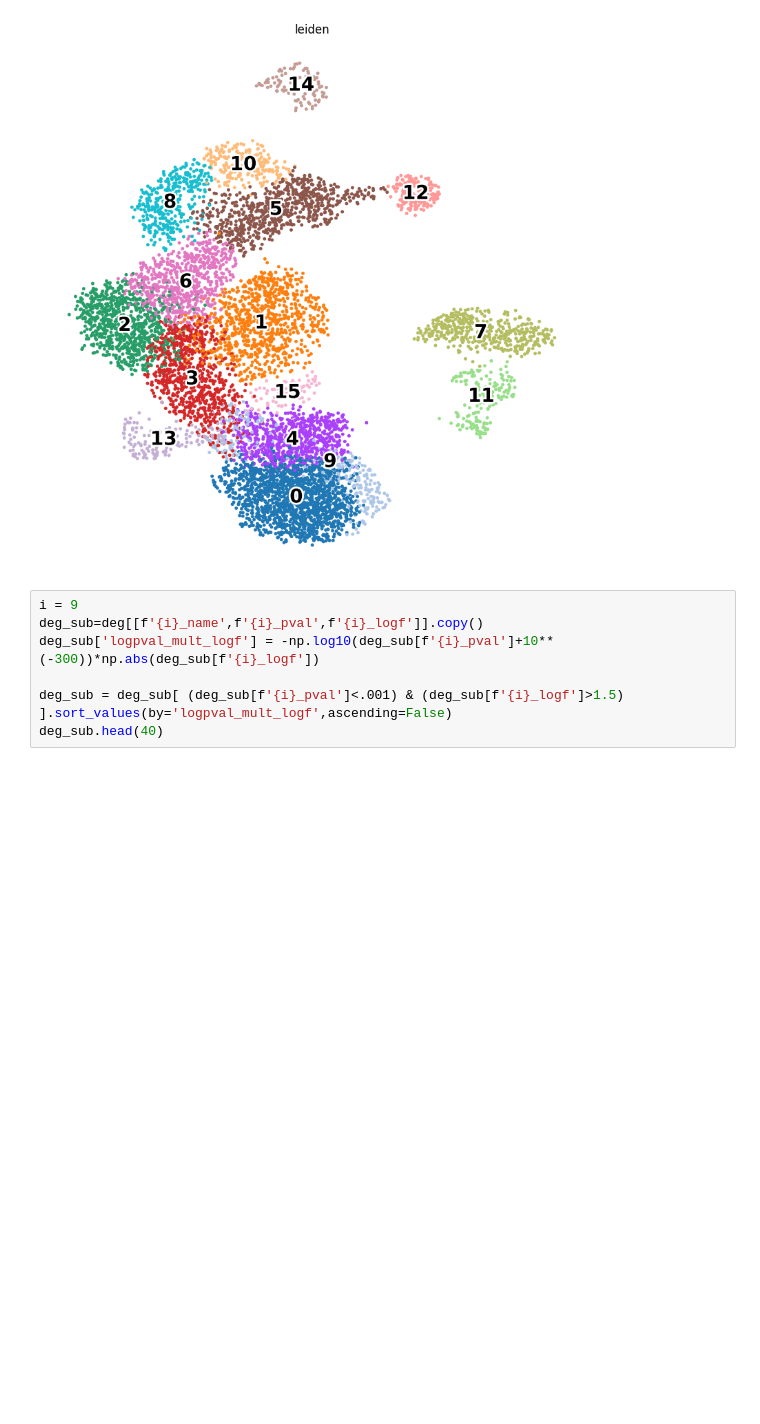
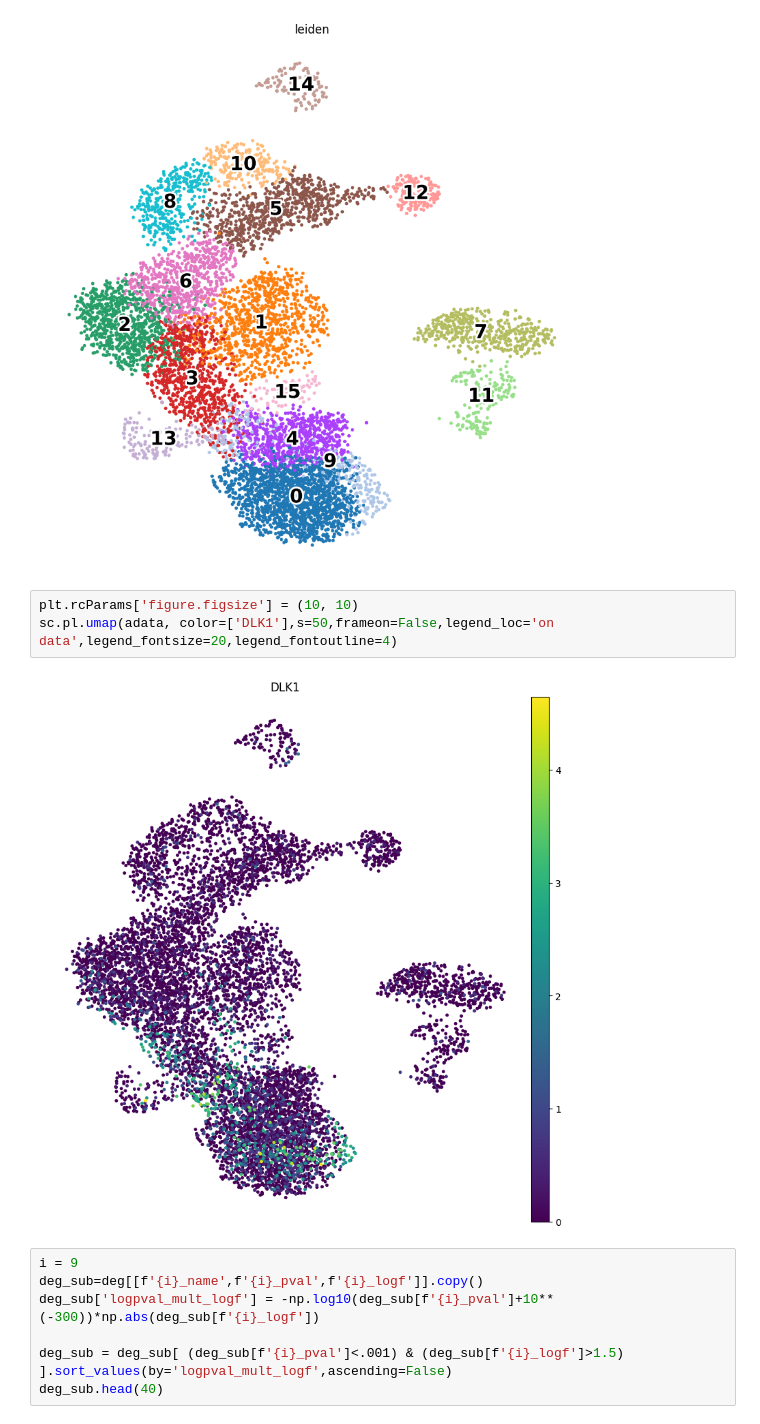
Before and after one commit to mehdiborji/scDNA_RNA, a Jupyter notebook: do_DEG_call_celltypes.ipynb, the cells around one changed output. Cells and saved outputs as stored; diff of their text form; blank space fills up the shorter version.

Commit message:
add cell type plot

```diff
--- a/do_DEG_call_celltypes.ipynb
+++ b/do_DEG_call_celltypes.ipynb
@@ -21,6 +20,11 @@ plt.rcParams['figure.figsize'] = (10, 10)
 sc.pl.umap(adata, color=['leiden'],s=50,frameon=False,legend_loc='on data',legend_fontsize=20,legend_fontoutline=4)
 # %% [output]
 [figure]
+# %%
+plt.rcParams['figure.figsize'] = (10, 10)
+sc.pl.umap(adata, color=['DLK1'],s=50,frameon=False,legend_loc='on data',legend_fontsize=20,legend_fontoutline=4)
+# %% [output]
+[figure, added]
 # %%
 i = 9
 deg_sub=deg[[f'{i}_name',f'{i}_pval',f'{i}_logf']].copy()
```
Also changed, not shown: parts of 4 cells of this notebook.
